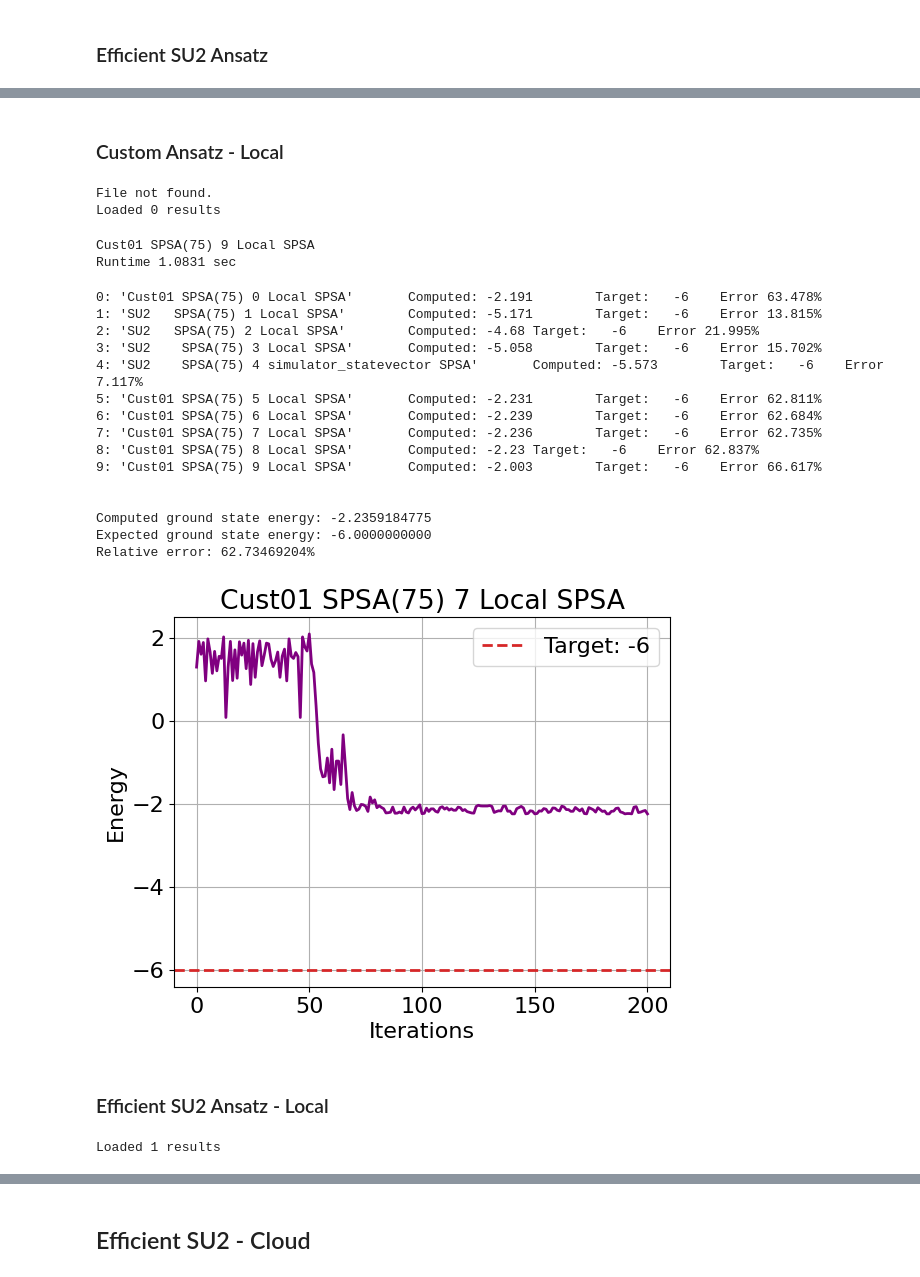
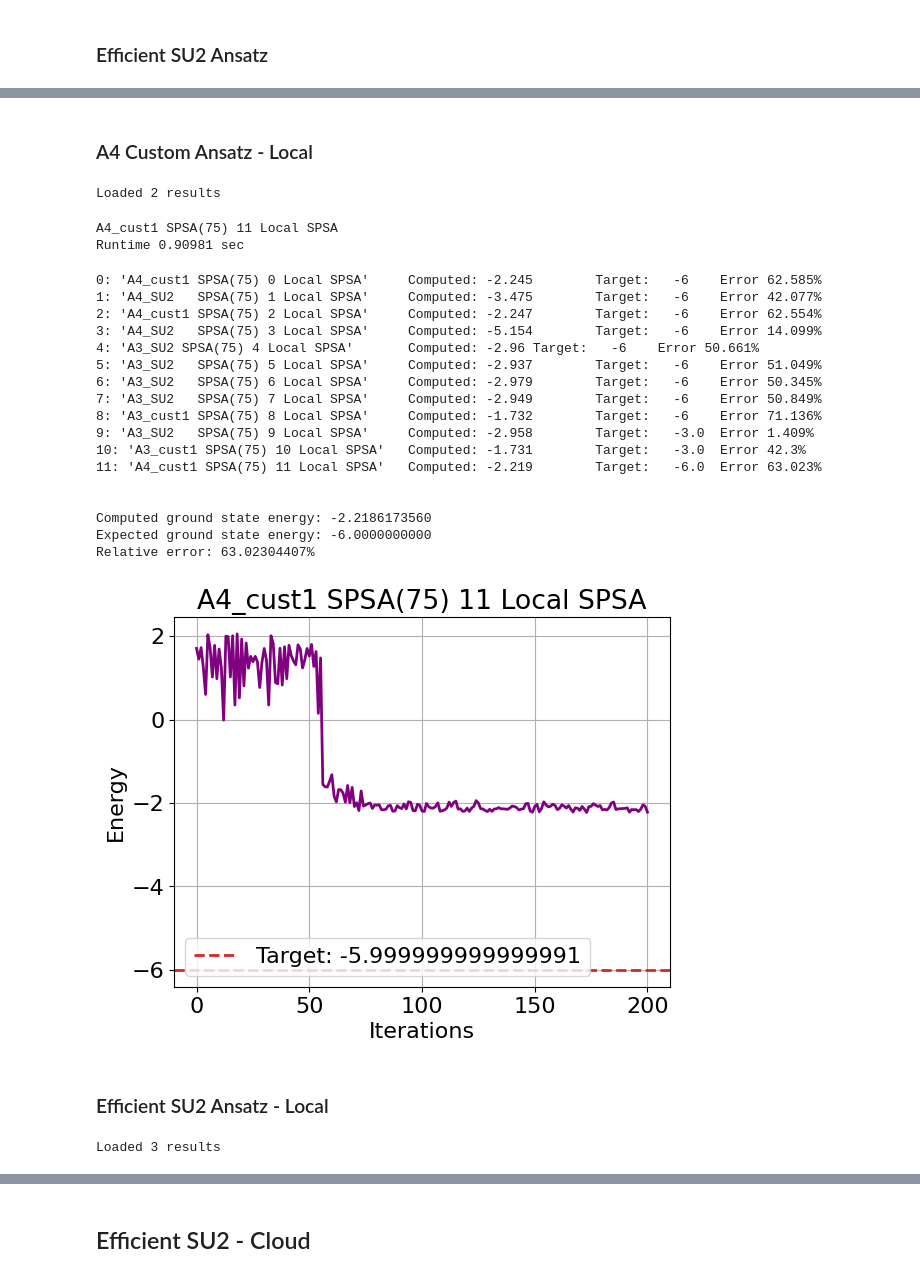
Before and after one commit to rrodenbusch/open-science-prize-2022, a Jupyter notebook: SubLattice.ipynb, the cells around one changed output, grey strips where cells are left out. Drawn from its saved outputs; the diff is of its cells as text; code cells hidden in the pictures.

```diff
--- a/SubLattice.ipynb
+++ b/SubLattice.ipynb
@@ -889,6 +371,5 @@ optimizer01_label = 'SPSA(75)'
 # %% [markdown]
 ### Custom Ansatz
 # %%
-FullResults = load_customVQE(fnameFull)
-# FullResults = []
+FullResults = kagome.load_customVQE(fnameFull)
 # %% [output]
@@ -920,5 +404,5 @@ Relative error: 63.35391036%
 # %% [markdown]
 ### Efficient SU2 Ansatz
 # %%
-FullResults = load_customVQE(fnameFull)
+FullResults = kagome.load_customVQE(fnameFull)
 # %% [output]
@@ -964,0 +453,2 @@ Relative error: 60.91116077%
+# %%
+SubResults = kagome.load_customVQE(fnameSub)
@@ -965,49 +509,50 @@ Relative error: 60.91116077%
 # %% [markdown]
-### Custom Ansatz - Local
+### A4 Custom Ansatz - Local
 # %%
-SubResults = load_customVQE(fnameSub)
+SubResults = kagome.load_customVQE(fnameSub)
 # %% [output]
-File not found.
-Loaded 0 results
+Loaded 2 results
 # %%
 # Local Simulation
-H = ham_7_1
-target = -6.0
-label = f"Cust01 {optimizer01_label}"
-custom_vqe = runCustomVQE(H, ansatz4_custom_opt, SPSA_optimizer_01,
-                          timeout=180, x0=None, target=-6,
+H = H7_BC_1
+target = targets[4]
+label = f"A4_cust1 {SPSA_01_label}"
+custom_vqe = kagome.runCustomVQE(H, A4_cust1_opt, SPSA_01,
+                          timeout=180, x0=None, target=target,
                           service=None, backend=None,
                           resultsList=SubResults,
                           label=label )
-save_customVQE(SubResults,fnameSub)
+kagome.save_customVQE(SubResults,fnameSub)
 # %% [output]
-Cust01 SPSA(75) 9 Local SPSA
-Runtime 1.0831 sec
+A4_cust1 SPSA(75) 11 Local SPSA
+Runtime 0.90981 sec
 # %%
-list_results(SubResults)
-SubResults[7].show_result()
+kagome.list_results(SubResults)
+SubResults[-1].show_result()
 # %% [output]
-0: 'Cust01 SPSA(75) 0 Local SPSA'       Computed: -2.191        Target:   -6    Error 63.478%
-1: 'SU2   SPSA(75) 1 Local SPSA'        Computed: -5.171        Target:   -6    Error 13.815%
-2: 'SU2   SPSA(75) 2 Local SPSA'        Computed: -4.68 Target:   -6    Error 21.995%
-3: 'SU2    SPSA(75) 3 Local SPSA'       Computed: -5.058        Target:   -6    Error 15.702%
-4: 'SU2    SPSA(75) 4 simulator_statevector SPSA'       Computed: -5.573        Target:   -6    Error 7.117%
-5: 'Cust01 SPSA(75) 5 Local SPSA'       Computed: -2.231        Target:   -6    Error 62.811%
-6: 'Cust01 SPSA(75) 6 Local SPSA'       Computed: -2.239        Target:   -6    Error 62.684%
-7: 'Cust01 SPSA(75) 7 Local SPSA'       Computed: -2.236        Target:   -6    Error 62.735%
-8: 'Cust01 SPSA(75) 8 Local SPSA'       Computed: -2.23 Target:   -6    Error 62.837%
-9: 'Cust01 SPSA(75) 9 Local SPSA'       Computed: -2.003        Target:   -6    Error 66.617%
+0: 'A4_cust1 SPSA(75) 0 Local SPSA'     Computed: -2.245        Target:   -6    Error 62.585%
+1: 'A4_SU2   SPSA(75) 1 Local SPSA'     Computed: -3.475        Target:   -6    Error 42.077%
+2: 'A4_cust1 SPSA(75) 2 Local SPSA'     Computed: -2.247        Target:   -6    Error 62.554%
+3: 'A4_SU2   SPSA(75) 3 Local SPSA'     Computed: -5.154        Target:   -6    Error 14.099%
+4: 'A3_SU2 SPSA(75) 4 Local SPSA'       Computed: -2.96 Target:   -6    Error 50.661%
+5: 'A3_SU2   SPSA(75) 5 Local SPSA'     Computed: -2.937        Target:   -6    Error 51.049%
+6: 'A3_SU2   SPSA(75) 6 Local SPSA'     Computed: -2.979        Target:   -6    Error 50.345%
+7: 'A3_SU2   SPSA(75) 7 Local SPSA'     Computed: -2.949        Target:   -6    Error 50.849%
+8: 'A3_cust1 SPSA(75) 8 Local SPSA'     Computed: -1.732        Target:   -6    Error 71.136%
+9: 'A3_SU2   SPSA(75) 9 Local SPSA'     Computed: -2.958        Target:   -3.0  Error 1.409%
+10: 'A3_cust1 SPSA(75) 10 Local SPSA'   Computed: -1.731        Target:   -3.0  Error 42.3%
+11: 'A4_cust1 SPSA(75) 11 Local SPSA'   Computed: -2.219        Target:   -6.0  Error 63.023%
 
 
-Computed ground state energy: -2.2359184775
+Computed ground state energy: -2.2186173560
 Expected ground state energy: -6.0000000000
-Relative error: 62.73469204%
+Relative error: 63.02304407%
-[figure, old version]
+[figure, new version]
 # %% [markdown]
 ### Efficient SU2 Ansatz - Local
 # %%
-SubResults = load_customVQE(fnameSub)
+SubResults = kagome.load_customVQE(fnameSub)
 # %% [output]
-Loaded 1 results
+Loaded 3 results
 # %%
 # Local Simulation
```
Also changed, not shown: parts of 68 cells of this notebook, 5 other files.
